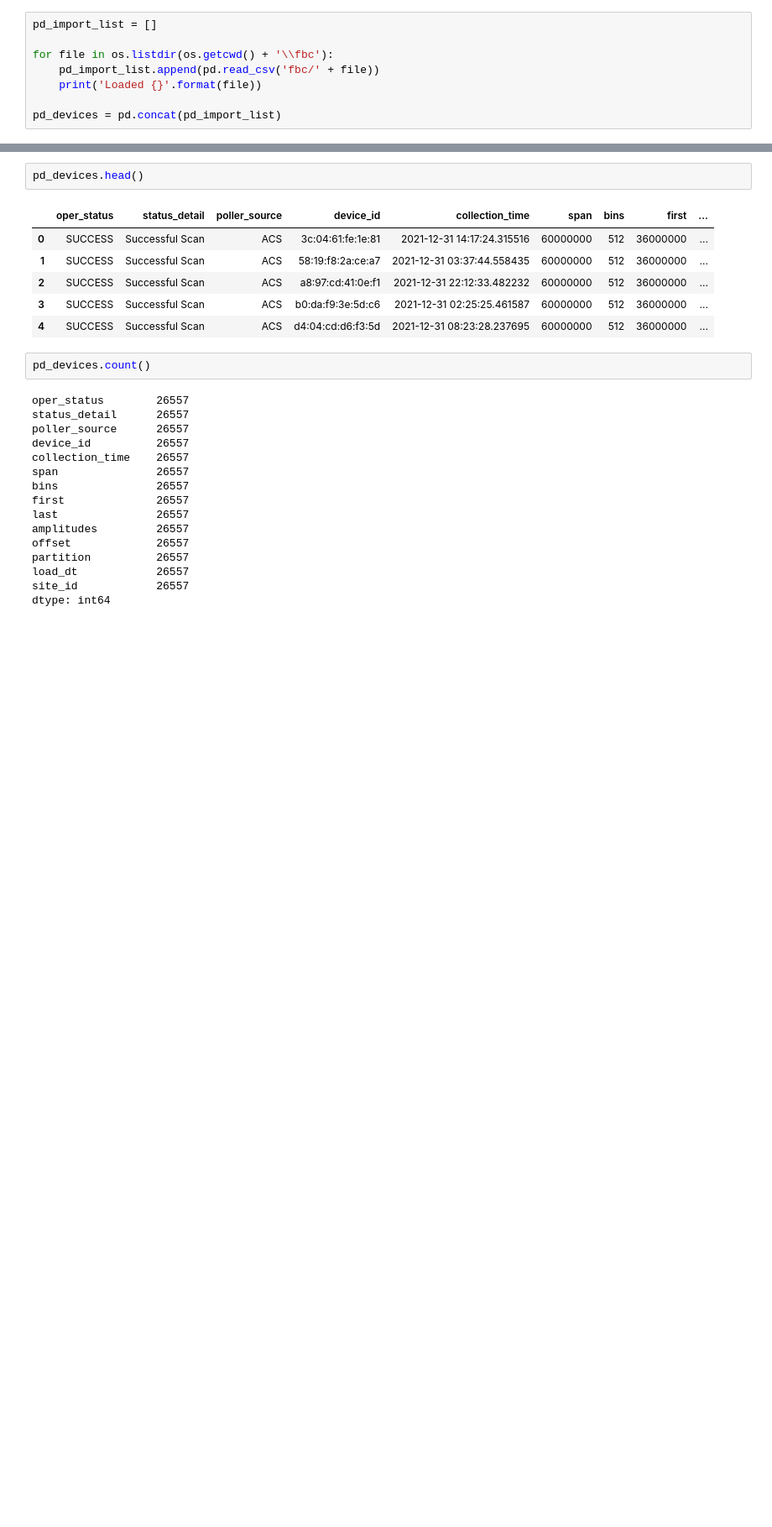
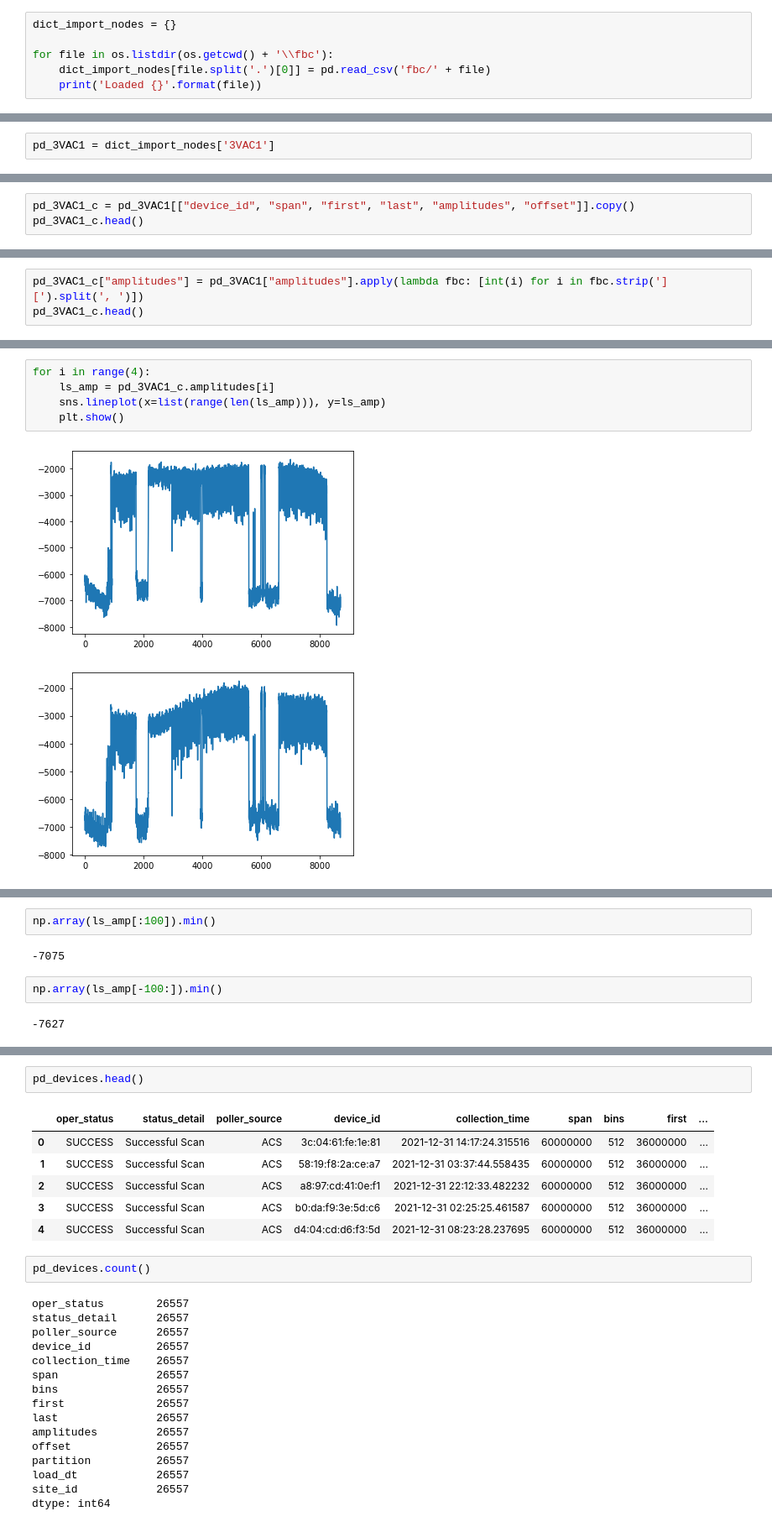
Before and after one commit to myshaw8/CableNetworkAnomaly, a Jupyter notebook: Clustering.ipynb, the cells around one changed output, grey strips where cells are left out. Shown: that part at 84% size. Cells and saved outputs as stored; diff of their text form; blank space fills up the shorter version.

```diff
--- a/Clustering.ipynb
+++ b/Clustering.ipynb
@@ -3,10 +6,8 @@ import pandas as pd
 import os
 # %%
-pd_import_list = []
+dict_import_nodes = {}
 
 for file in os.listdir(os.getcwd() + '\\fbc'):
-    pd_import_list.append(pd.read_csv('fbc/' + file))
+    dict_import_nodes[file.split('.')[0]] = pd.read_csv('fbc/' + file)
     print('Loaded {}'.format(file))
-
-pd_devices = pd.concat(pd_import_list)
 # %% [output]
@@ -29,0 +62,2 @@ Loading W100A.csv
+# %%
+pd_3VAC1 = dict_import_nodes['3VAC1']
@@ -29,0 +98,3 @@ Loading W100A.csv
+# %%
+pd_3VAC1_c = pd_3VAC1[["device_id", "span", "first", "last", "amplitudes", "offset"]].copy()
+pd_3VAC1_c.head()
@@ -29,0 +108,3 @@ Loading W100A.csv
+# %%
+pd_3VAC1_c["amplitudes"] = pd_3VAC1["amplitudes"].apply(lambda fbc: [int(i) for i in fbc.strip('][').split(', ')])
+pd_3VAC1_c.head()
@@ -29,0 +118,8 @@ Loading W100A.csv
+# %%
+for i in range(4):
+    ls_amp = pd_3VAC1_c.amplitudes[i]
+    sns.lineplot(x=list(range(len(ls_amp))), y=ls_amp)
+    plt.show()
+# %% [output]
+[figure, added]
+[figure, added]
@@ -29,0 +128,8 @@ Loading W100A.csv
+# %%
+np.array(ls_amp[:100]).min()
+# %% [output]
+-7075
+# %%
+np.array(ls_amp[-100:]).min()
+# %% [output]
+-7627
```
Also changed, not shown: parts of 19 cells of this notebook, 1 other file.
